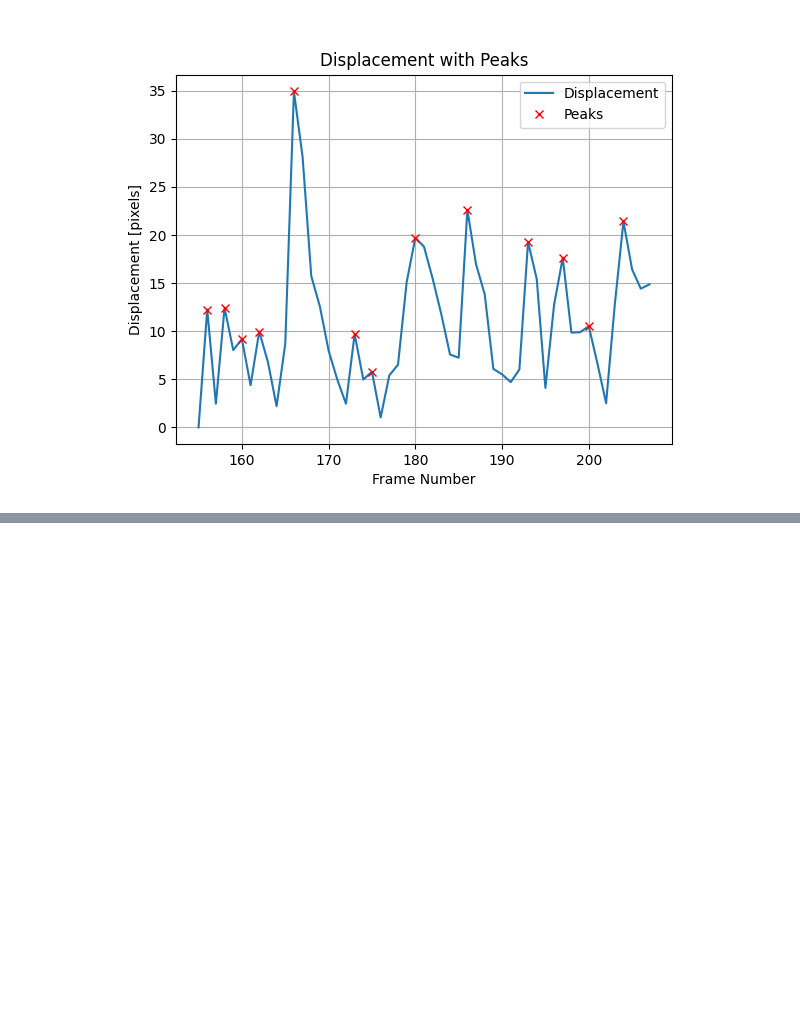
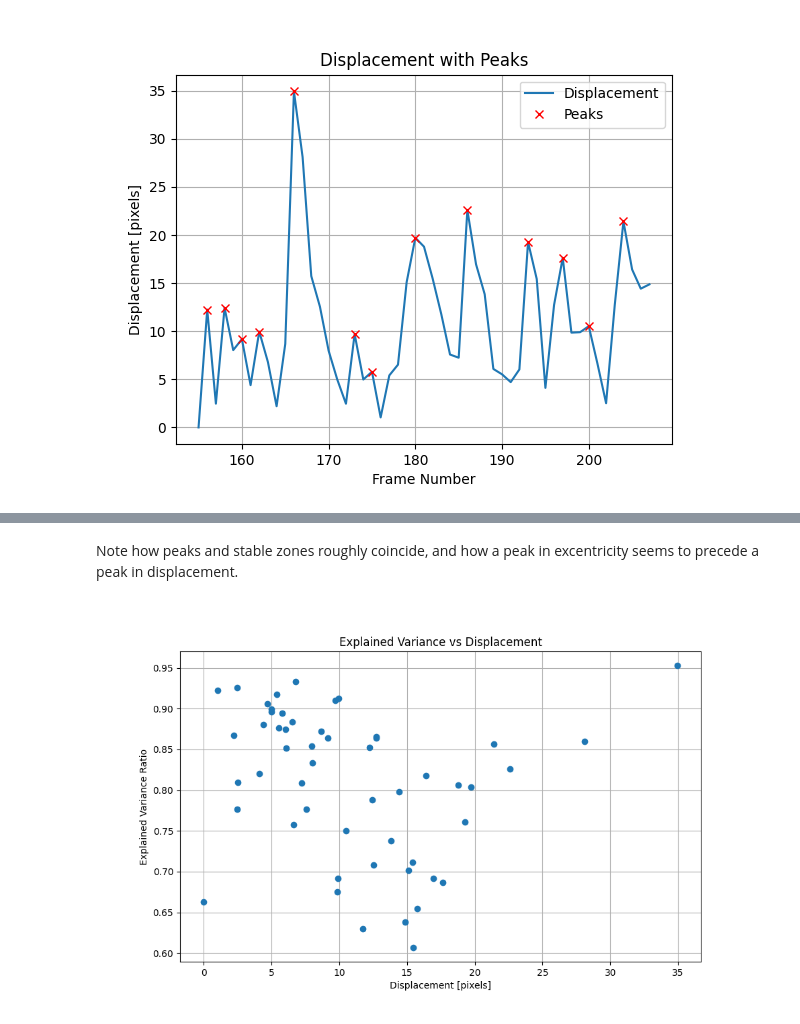
Before and after one commit to gonzaloangaut/tracking_cells, a Jupyter notebook: data_analysis.ipynb, the cells around one changed output, grey strips where cells are left out. Saved outputs shown, nothing was run; the diff lists cells and outputs as text; code cells hidden in the pictures; blank space fills up the shorter version.

```diff
--- a/data_analysis.ipynb
+++ b/data_analysis.ipynb
@@ -354,0 +379,14 @@ Number of Peaks: 13
+# %% [markdown]
+Note how peaks and stable zones roughly coincide, and how a peak in excentricity seems to precede a peak in displacement.
+# %%
+# “Trajectory”
+plt.figure(figsize=(10, 6))
+plt.plot(cell_df['displacement'], first_component_variance_ratio, marker='o', linestyle='')
+# linestyle='-', cell_df['frame'] # hue?
+plt.title('Explained Variance vs Displacement')
+plt.xlabel('Displacement [pixels]')
+plt.ylabel('Explained Variance Ratio')
+plt.grid(True)
+plt.show()
+# %% [output]
+[figure, added]
```
Also changed, not shown: parts of 25 cells of this notebook.
